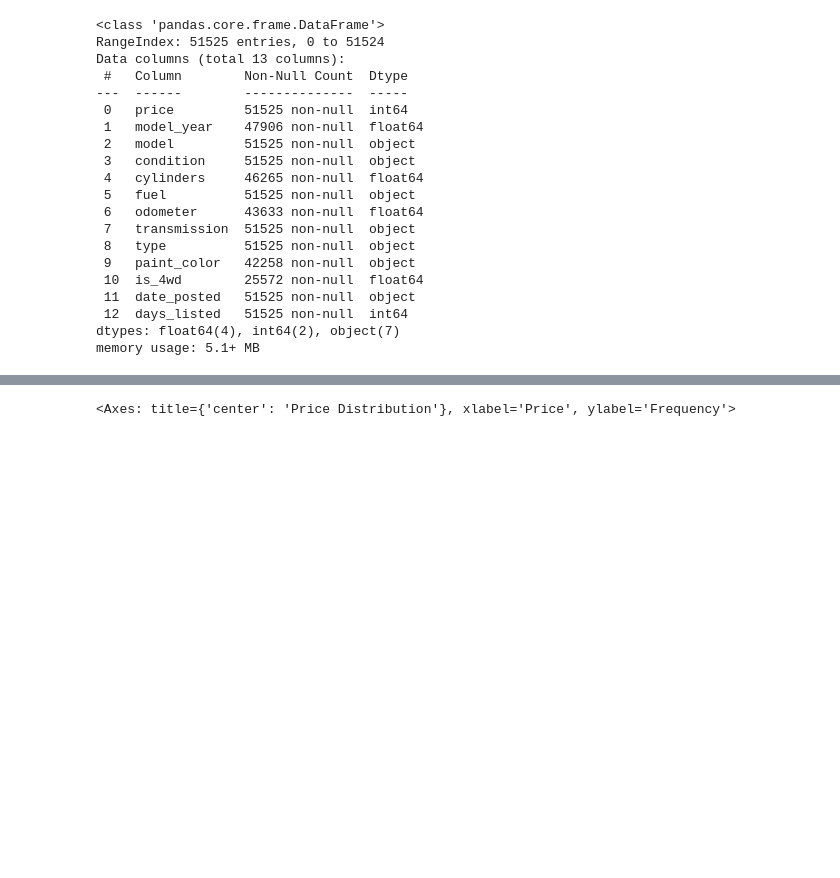
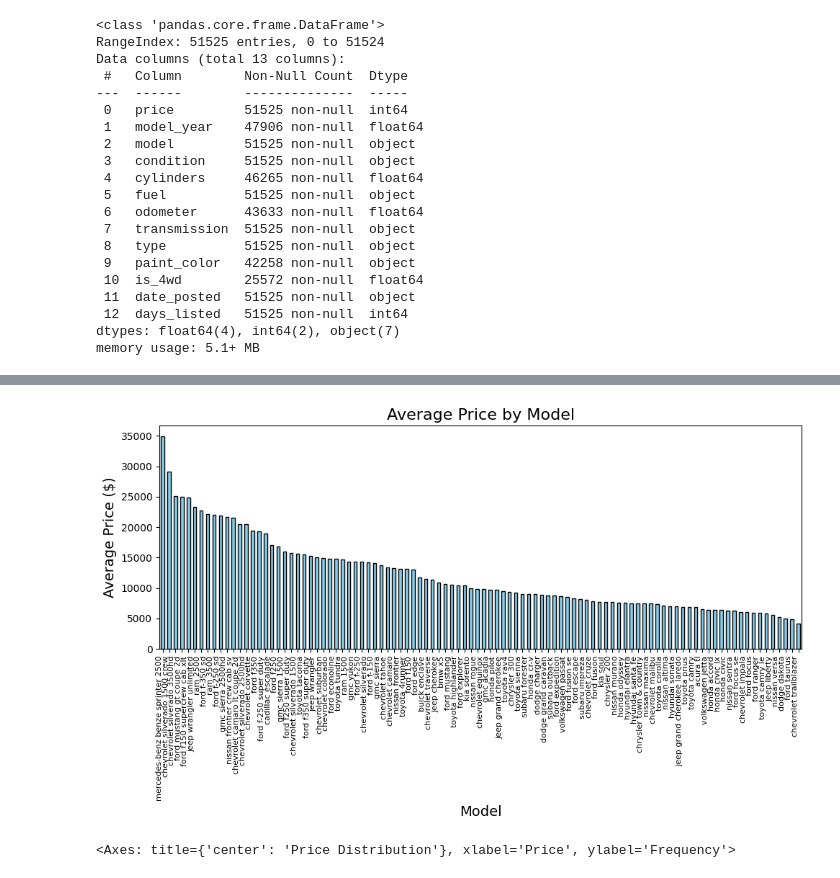
Before and after one commit to Wmazzeo91/sprint_4_project, a Jupyter notebook: eda.ipynb, the cells around one changed output, grey strips where cells are left out. Saved outputs shown, nothing was run; the diff lists cells and outputs as text; code cells hidden in the pictures; blank space fills up the shorter version.

```diff
--- a/eda.ipynb
+++ b/eda.ipynb
@@ -144,2 +116,17 @@ Name: price, Length: 100, dtype: float64
+# %%
+#checking average price by model
+average_price_by_model = df.groupby('model')['price'].mean()
+
+#displaying the average price by model
+plt.figure(figsize=(10, 6))
+average_price_by_model.sort_values(ascending=False).plot(kind='bar', color='skyblue', edgecolor='black')
+plt.title('Average Price by Model', fontsize=16)
+plt.xlabel('Model', fontsize=14)
+plt.ylabel('Average Price ($)', fontsize=14)
+plt.xticks(rotation=90, ha='right', fontsize=8)
+plt.tight_layout()
+plt.show()
+# %% [output]
+[figure, added]
 # %%
 import matplotlib.pyplot as plt
```
Also changed, not shown: parts of 35 cells of this notebook, 1 other file.
